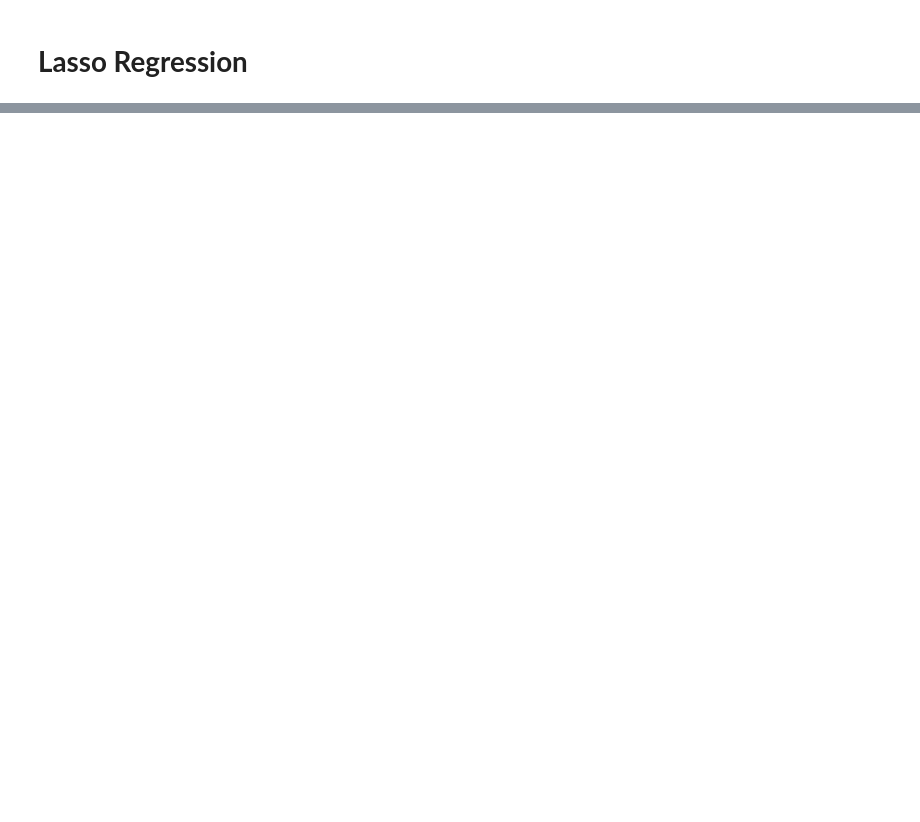
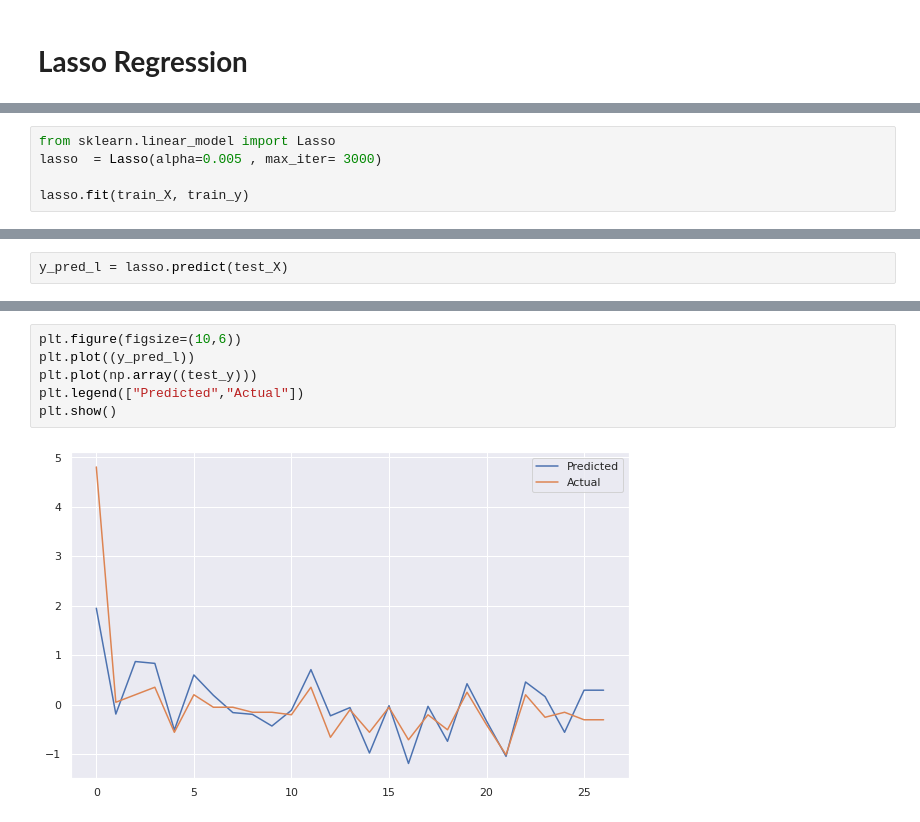
Before and after one commit to anasjy/appliance-energy-prediction, a Jupyter notebook: Appliance_energy_prediction.ipynb, the cells around one changed output, grey strips where cells are left out. Drawn from its saved outputs; the diff is of its cells as text; blank space fills up the shorter version.

```diff
--- a/Appliance_energy_prediction.ipynb
+++ b/Appliance_energy_prediction.ipynb
@@ -777,0 +914,5 @@ plt.ylabel('residuals')
+# %%
+from sklearn.linear_model import Lasso
+lasso  = Lasso(alpha=0.005 , max_iter= 3000)
+
+lasso.fit(train_X, train_y)
@@ -777,0 +927,2 @@ plt.ylabel('residuals')
+# %%
+y_pred_l = lasso.predict(test_X)
@@ -777,0 +952,8 @@ plt.ylabel('residuals')
+# %%
+plt.figure(figsize=(10,6))
+plt.plot((y_pred_l))
+plt.plot(np.array((test_y)))
+plt.legend(["Predicted","Actual"])
+plt.show()
+# %% [output]
+[figure, added]
```
Also changed, not shown: parts of 67 cells of this notebook.
